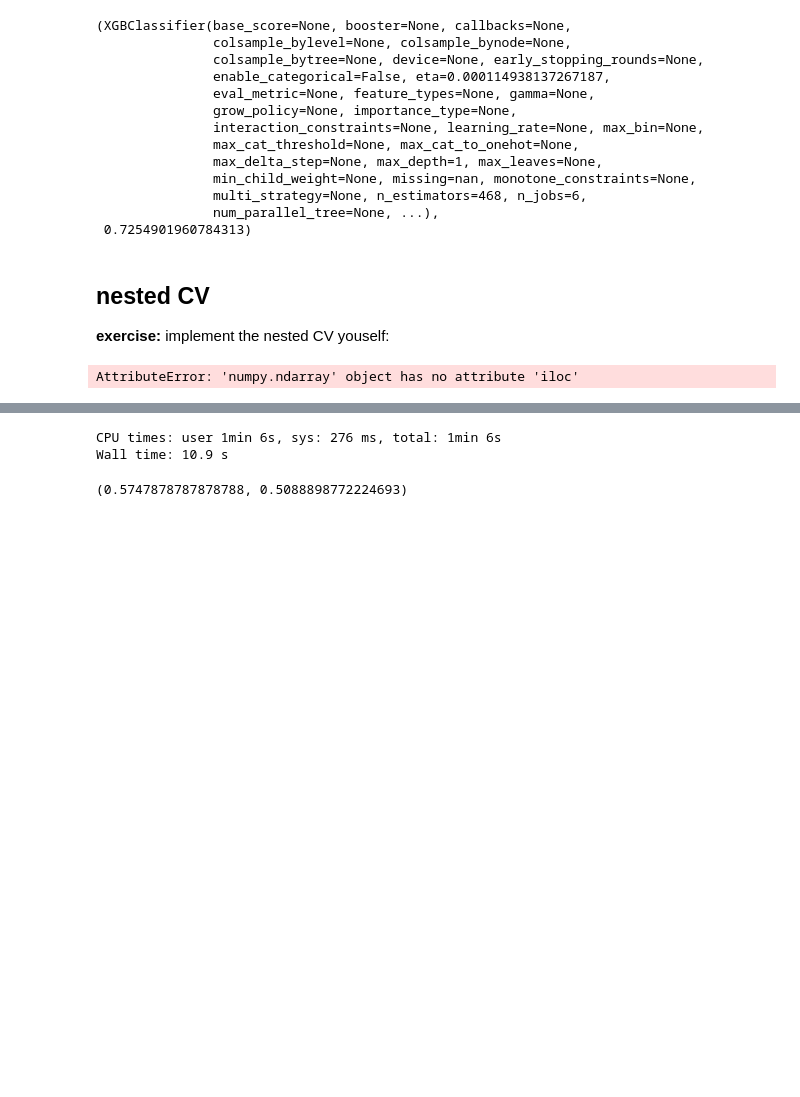
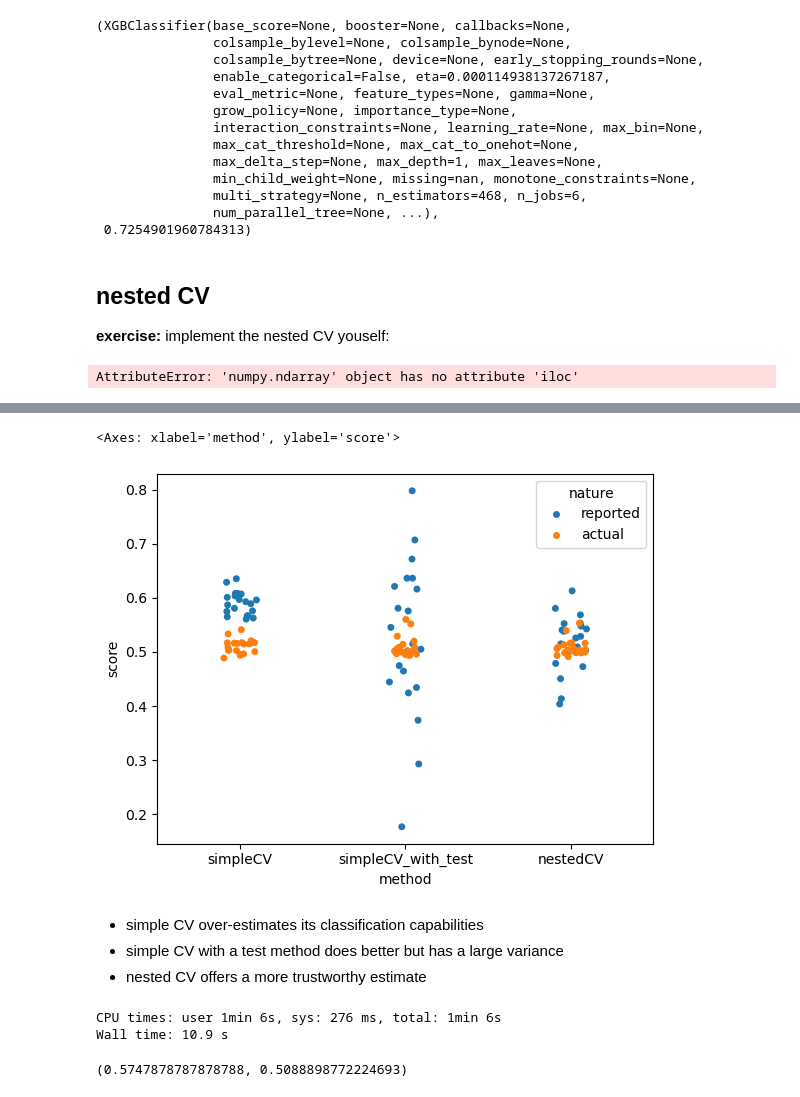
Before and after one commit to sib-swiss/intermediate-machine-learning-training, a Jupyter notebook: notebooks/04_nestedCV.ipynb, the cells around one changed output, grey strips where cells are left out. Drawn from its saved outputs; the diff is of its cells as text; code cells hidden in the pictures; blank space fills up the shorter version.

Commit message:
gave access to nestedCV expreiment result directly because code is long to run...

```diff
--- a/notebooks/04_nestedCV.ipynb
+++ b/notebooks/04_nestedCV.ipynb
@@ -193,0 +200,3 @@ AttributeError: 'numpy.ndarray' object has no attribute 'iloc'
+# %%
+df = pd.read_csv('nested_test_scores.csv')
+df.head()
@@ -194,3 +210,13 @@ AttributeError: 'numpy.ndarray' object has no attribute 'iloc'
+# %%
+import seaborn as sns
+sns.stripplot(df , x = 'method' , y='score' , hue='nature')
+# %% [output]
+<Axes: xlabel='method', ylabel='score'>
+[figure, added]
+# %% [markdown]
+ * simple CV over-estimates its classification capabilities
+ * simple CV with a test method does better but has a large variance
+ * nested CV offers a more trustworthy estimate
 # %%
 
 
```
Also changed, not shown: parts of 3 cells of this notebook.
